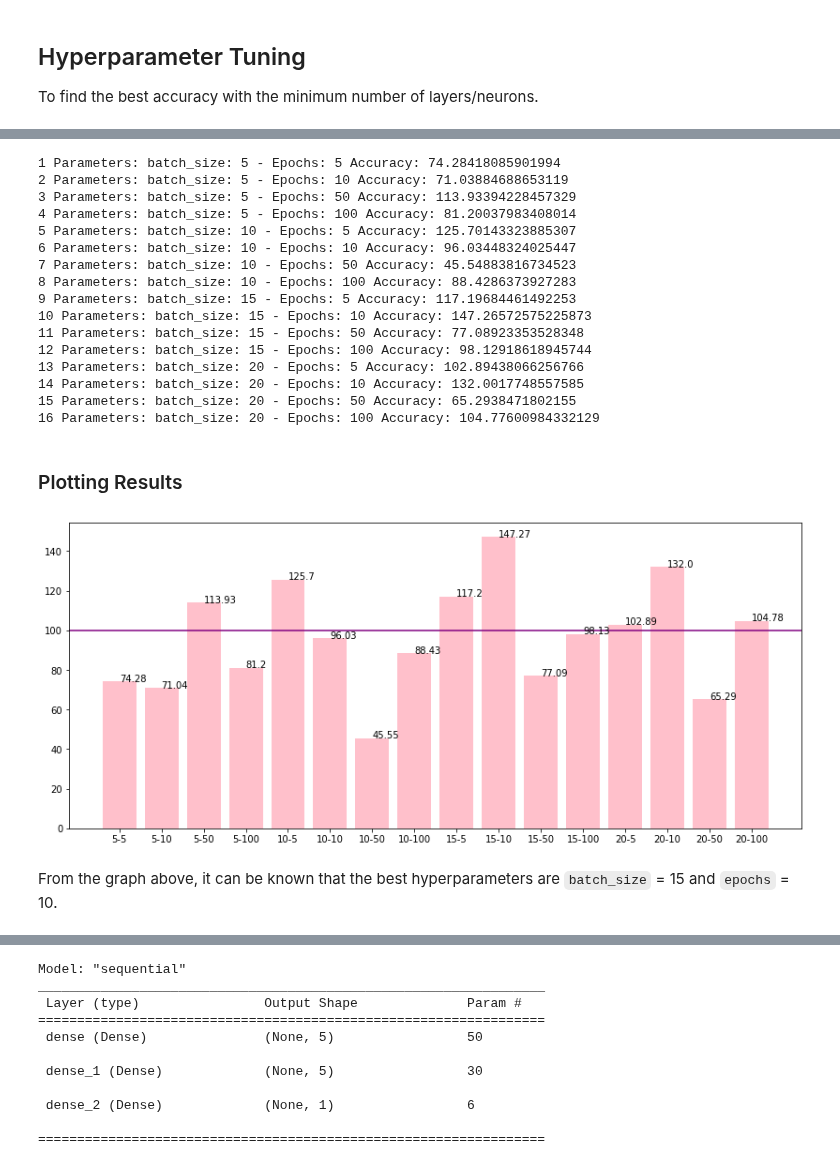
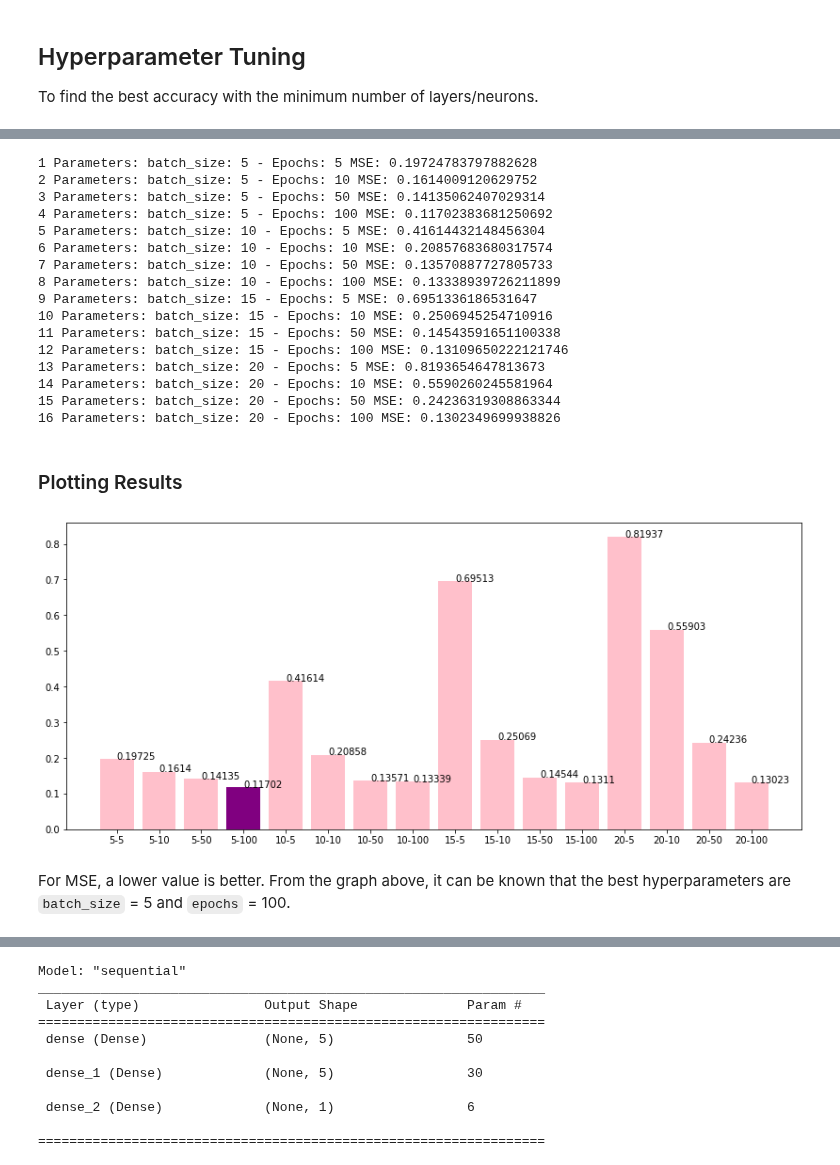
Before and after one commit to lianaling/bike-rental-forecast, a Jupyter notebook: notebooks/ArtificialNeuralNetworks.ipynb, the cells around one changed output, grey strips where cells are left out. Drawn from its saved outputs; the diff is of its cells as text; code cells hidden in the pictures.

```diff
--- a/notebooks/ArtificialNeuralNetworks.ipynb
+++ b/notebooks/ArtificialNeuralNetworks.ipynb
@@ -167,46 +165,53 @@ def find_best_params(X_train, y_train, X_test, y_test):
             # Fitting the ANN to the Training set
             model.fit(X_train, y_train ,batch_size = batch_size_trial, epochs = epochs_trial, verbose=0)
 
-            MAPE = np.mean(100 * (np.abs(y_test-model.predict(X_test))/y_test))
+            pred = model.predict(X_test)
+
+            MSE = 0
+            for i in range(y_test.shape[0]):
+                MSE += (y_test[i,0] - pred[i][0])**2
+
+            MSE /= y_test.shape[0]
 
             # Printing the results of the current iteration
-            print(trial_number, 'Parameters:','batch_size:', batch_size_trial,'-', 'Epochs:',epochs_trial, 'Accuracy:', 100 - MAPE)
+            print(trial_number, 'Parameters:','batch_size:', batch_size_trial,'-', 'Epochs:',epochs_trial, 'MSE:', MSE)
 
-            results = results.append(pd.DataFrame(data=[[trial_number, str(batch_size_trial)+'-'+str(epochs_trial), 100-MAPE]], columns=['trial_num', 'param', 'accuracy'] ))
+            results = results.append(pd.DataFrame(data=[[trial_number, str(batch_size_trial)+'-'+str(epochs_trial), MSE]], columns=['trial_num', 'param', 'mse'] ))
 
     return(results)
 
 results_no = find_best_params(X_train_no_trans, y_train_no_trans, X_test_no_trans, y_test_no_trans)
 # %% [output]
-1 Parameters: batch_size: 5 - Epochs: 5 Accuracy: 74.28418085901994
-2 Parameters: batch_size: 5 - Epochs: 10 Accuracy: 71.03884688653119
-3 Parameters: batch_size: 5 - Epochs: 50 Accuracy: 113.93394228457329
-4 Parameters: batch_size: 5 - Epochs: 100 Accuracy: 81.20037983408014
-5 Parameters: batch_size: 10 - Epochs: 5 Accuracy: 125.70143323885307
-6 Parameters: batch_size: 10 - Epochs: 10 Accuracy: 96.03448324025447
-7 Parameters: batch_size: 10 - Epochs: 50 Accuracy: 45.54883816734523
-8 Parameters: batch_size: 10 - Epochs: 100 Accuracy: 88.4286373927283
-9 Parameters: batch_size: 15 - Epochs: 5 Accuracy: 117.19684461492253
-10 Parameters: batch_size: 15 - Epochs: 10 Accuracy: 147.26572575225873
-11 Parameters: batch_size: 15 - Epochs: 50 Accuracy: 77.08923353528348
-12 Parameters: batch_size: 15 - Epochs: 100 Accuracy: 98.12918618945744
-13 Parameters: batch_size: 20 - Epochs: 5 Accuracy: 102.89438066256766
-14 Parameters: batch_size: 20 - Epochs: 10 Accuracy: 132.0017748557585
-15 Parameters: batch_size: 20 - Epochs: 50 Accuracy: 65.2938471802155
-16 Parameters: batch_size: 20 - Epochs: 100 Accuracy: 104.77600984332129
+1 Parameters: batch_size: 5 - Epochs: 5 MSE: 0.19724783797882628
+2 Parameters: batch_size: 5 - Epochs: 10 MSE: 0.1614009120629752
+3 Parameters: batch_size: 5 - Epochs: 50 MSE: 0.14135062407029314
+4 Parameters: batch_size: 5 - Epochs: 100 MSE: 0.11702383681250692
+5 Parameters: batch_size: 10 - Epochs: 5 MSE: 0.41614432148456304
+6 Parameters: batch_size: 10 - Epochs: 10 MSE: 0.20857683680317574
+7 Parameters: batch_size: 10 - Epochs: 50 MSE: 0.13570887727805733
+8 Parameters: batch_size: 10 - Epochs: 100 MSE: 0.13338939726211899
+9 Parameters: batch_size: 15 - Epochs: 5 MSE: 0.6951336186531647
+10 Parameters: batch_size: 15 - Epochs: 10 MSE: 0.2506945254710916
+11 Parameters: batch_size: 15 - Epochs: 50 MSE: 0.14543591651100338
+12 Parameters: batch_size: 15 - Epochs: 100 MSE: 0.13109650222121746
+13 Parameters: batch_size: 20 - Epochs: 5 MSE: 0.8193654647813673
+14 Parameters: batch_size: 20 - Epochs: 10 MSE: 0.5590260245581964
+15 Parameters: batch_size: 20 - Epochs: 50 MSE: 0.24236319308863344
+16 Parameters: batch_size: 20 - Epochs: 100 MSE: 0.1302349699938826
 # %% [markdown]
 ### Plotting Results
 # %%
 def plot_bar_chart(results):
     plt.figure(figsize=(14,6))
-    plt.bar(results['param'], height=results['accuracy'], color='pink')
-    plt.axhline(y=100, color='purple', linestyle='-')
-    for a, b in zip([x for x in range(len(results['accuracy']))], round(results['accuracy'], 2)):
+    colors = ['pink' if result != min(results['mse']) else 'purple' for result in results['mse']]
+    plt.bar(results['param'], height=results['mse'], color=colors)
+    # plt.axhline(y=1.0, color='purple', linestyle='-')
+    for a, b in zip([x for x in range(len(results['mse']))], round(results['mse'], 5)):
         plt.text(a, b, str(b), color='black')
     plt.show()
 
 plot_bar_chart(results_no)
 # %% [output]
-[figure, old version]
+[figure, new version]
 # %% [markdown]
-From the graph above, it can be known that the best hyperparameters are `batch_size` = 15 and `epochs` = 10.
+For MSE, a lower value is better. From the graph above, it can be known that the best hyperparameters are `batch_size` = 5 and `epochs` = 100.
```
Also changed, not shown: parts of 12 cells of this notebook.
